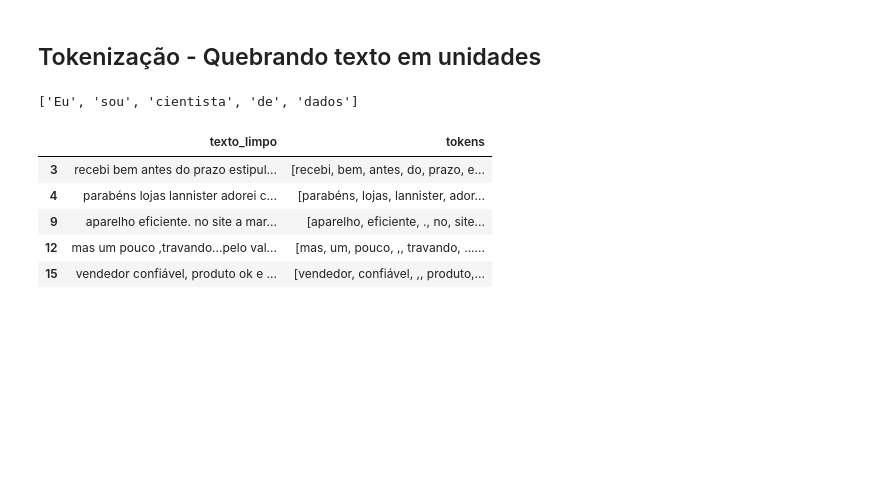
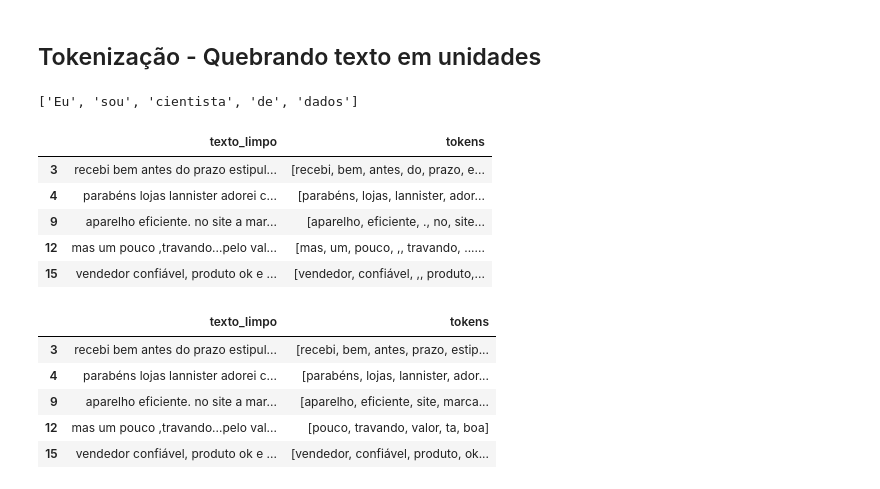
Before and after one commit to RenanTrevelim/olist-nlp-audit, a Jupyter notebook: notebooks/02_nlp_audit.ipynb, the cells around one changed output. Cells and saved outputs as stored; diff of their text form; code cells hidden in the pictures; blank space fills up the shorter version.

```diff
--- a/notebooks/02_nlp_audit.ipynb
+++ b/notebooks/02_nlp_audit.ipynb
@@ -78,6 +82,12 @@ nltk.download("punkt_tab", quiet=True)
 nltk.download("stopwords", quiet=True)
 
 from nltk.tokenize import word_tokenize
+# %%
+STOP_WORDS_PT = set(stopwords.words('portuguese'))
+
+NEGACOES = {"não", "nao", "nunca", "nem", "sem"}
+
+STOP_WORDS_PT = STOP_WORDS_PT - NEGACOES
 # %%
 modelo = "Eu sou cientista de dados"
 
@@ -102,0 +123,11 @@ dados[["texto_limpo", "tokens"]].head()
+# %%
+dados["tokens"] = dados["tokens"].apply(remover_stop_words)
+
+dados[["texto_limpo", "tokens"]].head()
+# %% [output]
+|  | texto_limpo | tokens |
+| 3 | recebi bem antes do prazo estipul... | [recebi, bem, antes, prazo, estip... |
+| 4 | parabéns lojas lannister adorei c... | [parabéns, lojas, lannister, ador... |
+| 9 | aparelho eficiente. no site a mar... | [aparelho, eficiente, site, marca... |
+| 12 | mas um pouco ,travando...pelo val... | [pouco, travando, valor, ta, boa] |
+| 15 | vendedor confiável, produto ok e ... | [vendedor, confiável, produto, ok... |
```
Also changed, not shown: parts of 26 cells of this notebook.
